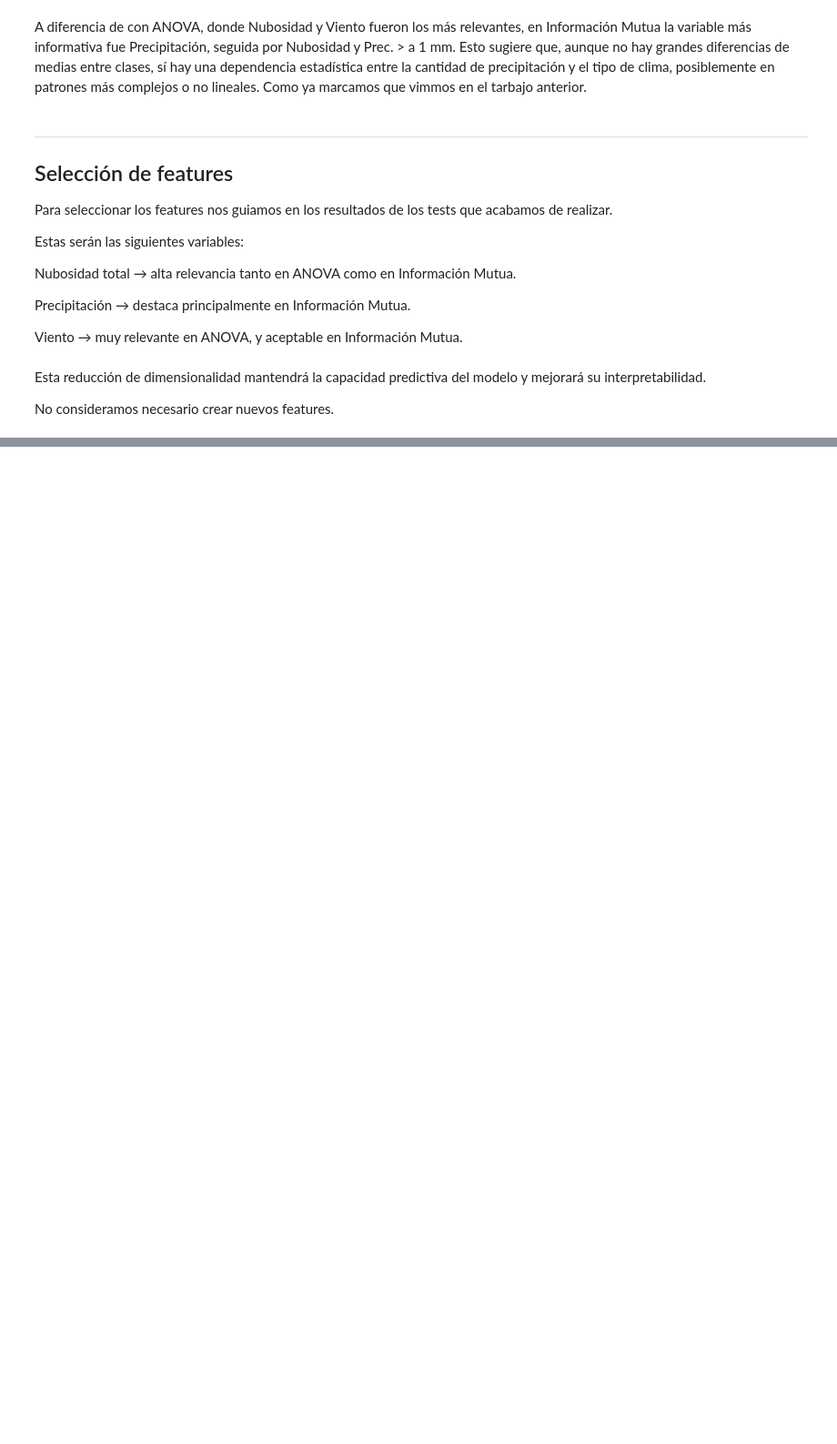
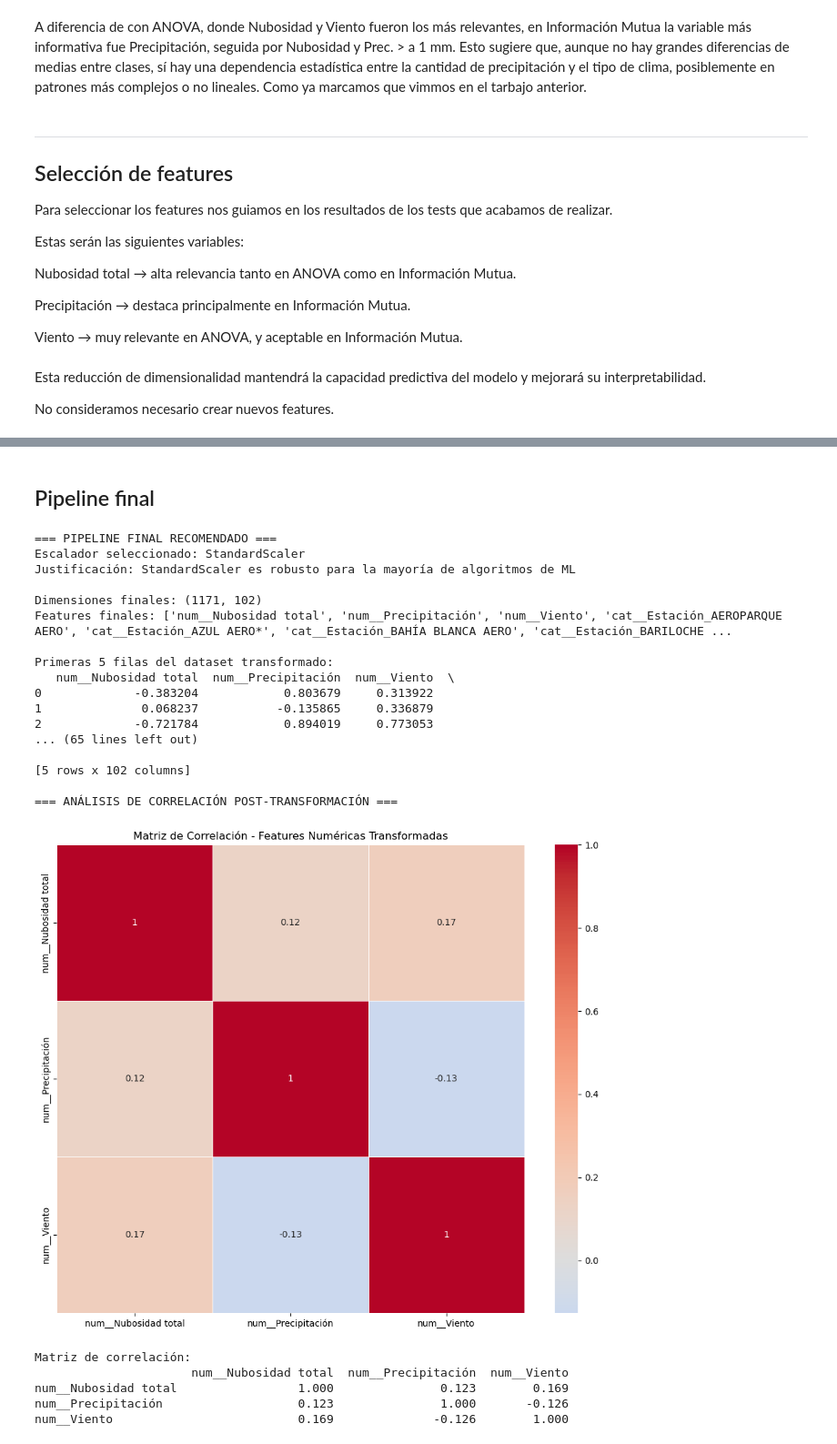
Before and after one commit to Mati279/Analisis-de-Datos---TPs, a Jupyter notebook: TP2/Borrador.ipynb, the cells around one changed output, grey strips where cells are left out. Shown at 91% size. Saved outputs shown, nothing was run; the diff lists cells and outputs as text; code cells hidden in the pictures; blank space fills up the shorter version.

```diff
--- a/TP2/Borrador.ipynb
+++ b/TP2/Borrador.ipynb
@@ -247,0 +511,71 @@ No consideramos necesario crear nuevos features.
+# %% [markdown]
+## Pipeline final
+# %%
+# PIPELINE FINAL RECOMENDADO
+print(f"\n=== PIPELINE FINAL RECOMENDADO ===")
+
+# Seleccionar el mejor escalador (StandardScaler es generalmente buena opción)
+best_scaler = 'StandardScaler'
+print(f"Escalador seleccionado: {best_scaler}")
+print("Justificación: StandardScaler es robusto para la mayoría de algoritmos de ML")
+
+# Pipeline final
+final_preprocessor, X_final = create_preprocessing_pipeline(best_scaler,
+                                                          include_discretized=False)
+
+# Ajustar y transformar datos finales
+X_final_transformed = final_preprocessor.fit_transform(X_final)
+
+# Nombres de features finales
+final_feature_names = []
+final_feature_names.extend([f'num__{feat}' for feat in features_numericas])
+
+cat_names = final_preprocessor.named_transformers_['cat_nominal']['onehot'].get_feature_names_out(['Estación'])
+final_feature_names.extend([f'cat__{name}' for name in cat_names])
+final_feature_names.append('mes_ordinal__Mes')
+
+X_final_df = pd.DataFrame(X_final_transformed, columns=final_feature_names)
+
+print(f"\nDimensiones finales: {X_final_df.shape}")
+print(f"Features finales: {final_feature_names}")
+print(f"\nPrimeras 5 filas del dataset transformado:")
+print(X_final_df.head())
+
+# Análisis de correlación post-transformación
+print(f"\n=== ANÁLISIS DE CORRELACIÓN POST-TRANSFORMACIÓN ===")
+numeric_transformed_cols = [col for col in X_final_df.columns if col.startswith('num__')]
+correlation_matrix = X_final_df[numeric_transformed_cols].corr()
+
+plt.figure(figsize=(10, 8))
+sns.heatmap(correlation_matrix, annot=True, cmap='coolwarm', center=0,
+            square=True, linewidths=0.5)
+plt.title('Matriz de Correlación - Features Numéricas Transformadas')
+plt.tight_layout()
+plt.show()
+
+print("Matriz de correlación:")
+print(correlation_matrix.round(3))
+# %% [output]
+=== PIPELINE FINAL RECOMENDADO ===
+Escalador seleccionado: StandardScaler
+Justificación: StandardScaler es robusto para la mayoría de algoritmos de ML
+
+Dimensiones finales: (1171, 102)
+Features finales: ['num__Nubosidad total', 'num__Precipitación', 'num__Viento', 'cat__Estación_AEROPARQUE AERO', 'cat__Estación_AZUL AERO*', 'cat__Estación_BAHÍA BLANCA AERO', 'cat__Estación_BARILOCHE ...
+
+Primeras 5 filas del dataset transformado:
+   num__Nubosidad total  num__Precipitación  num__Viento  \
+0             -0.383204            0.803679     0.313922
+1              0.068237           -0.135865     0.336879
+2             -0.721784            0.894019     0.773053
+... (65 lines left out)
+
+[5 rows x 102 columns]
+
+=== ANÁLISIS DE CORRELACIÓN POST-TRANSFORMACIÓN ===
+[figure, added]
+Matriz de correlación:
+                      num__Nubosidad total  num__Precipitación  num__Viento
+num__Nubosidad total                 1.000               0.123        0.169
+num__Precipitación                   0.123               1.000       -0.126
+num__Viento                          0.169              -0.126        1.000
```
Also changed, not shown: parts of 9 cells of this notebook.
